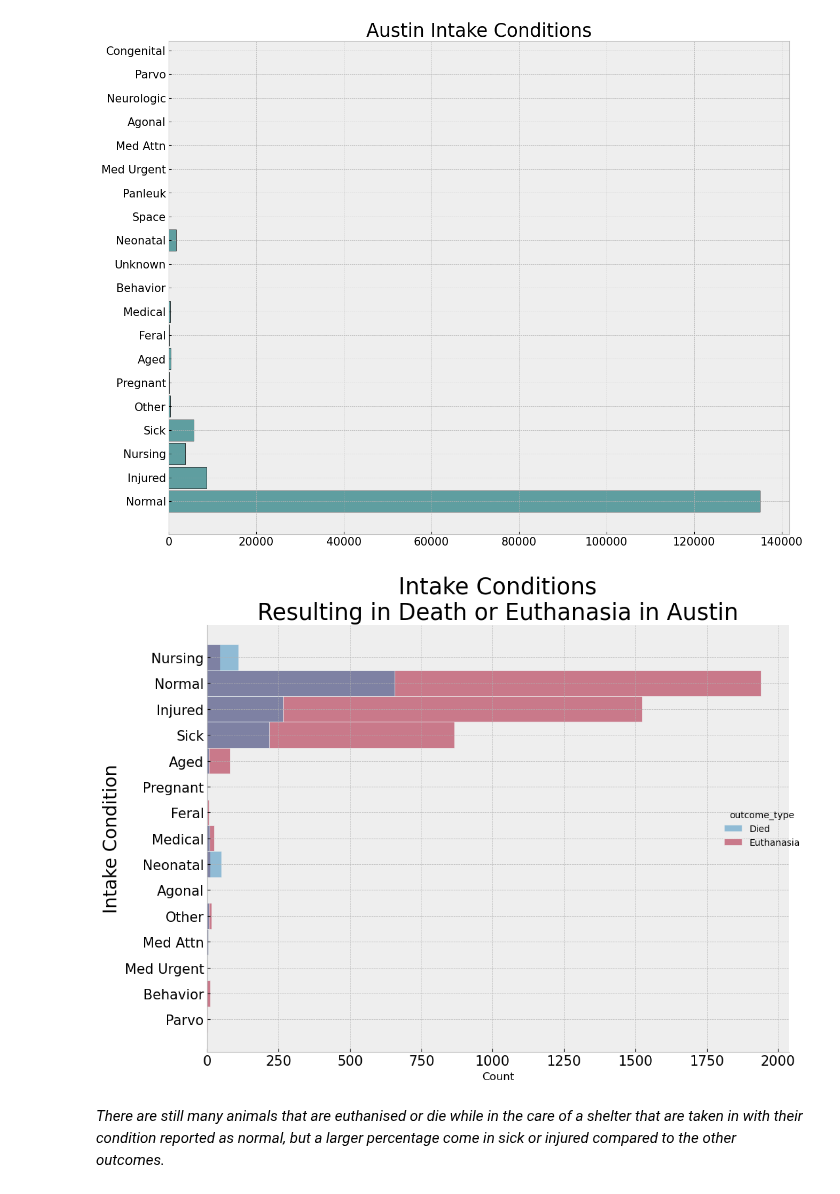
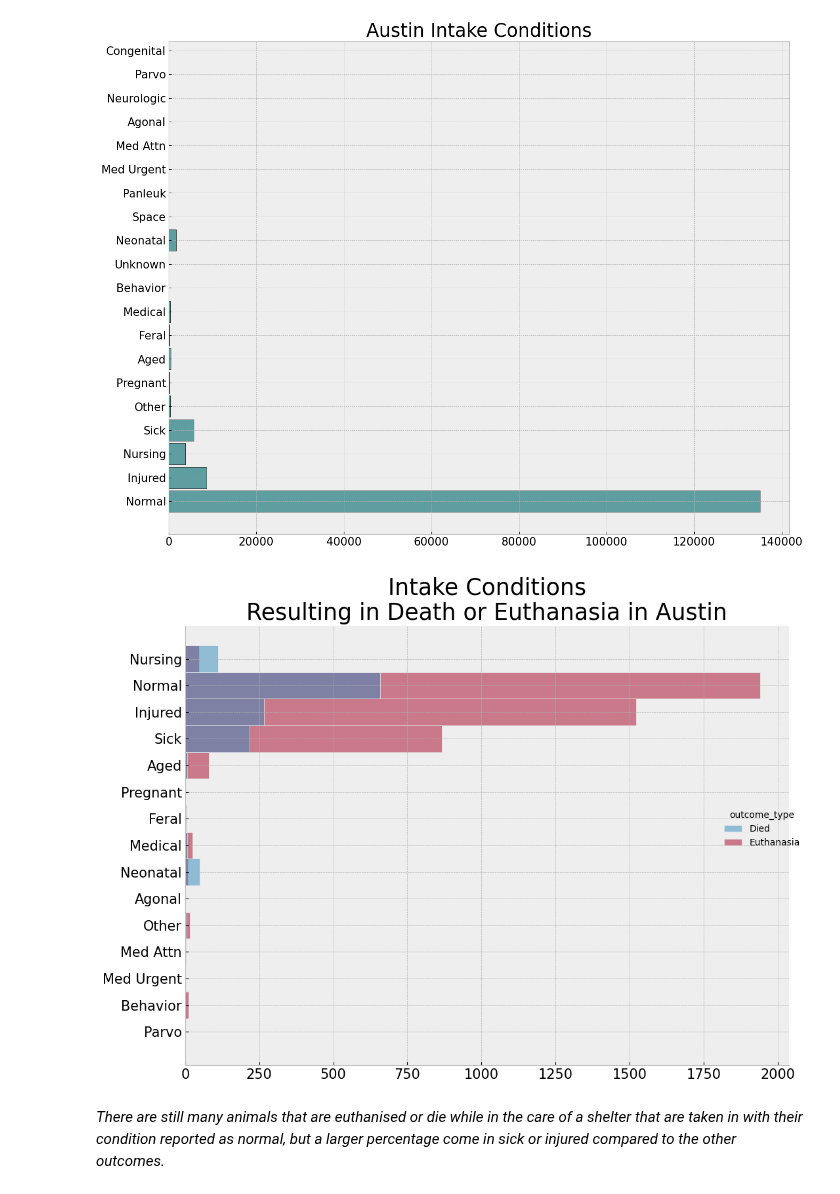
Before and after one commit to kncramer/animal-shelter-outcomes, a Jupyter notebook: code/02-EDA.ipynb, the cells around one changed output. Saved outputs shown, nothing was run; the diff lists cells and outputs as text; code cells hidden in the pictures.

```diff
--- a/code/02-EDA.ipynb
+++ b/code/02-EDA.ipynb
@@ -205,18 +207,19 @@ plt.xticks(fontsize=15);
 # %%
 # plotting intake conditions with euthanasia and died outcomes
 died_in_shelter_austin = pd.concat([animals_austin[animals_austin['outcome_type'] == 'Died'],
                              animals_austin[animals_austin['outcome_type'] == 'Euthanasia']])
 sns.displot(died_in_shelter_austin, y = 'intake_condition', hue='outcome_type', height=8, aspect=1.2)
 plt.title('Intake Conditions\nResulting in Death or Euthanasia in Austin', size = 25)
-plt.ylabel('Intake Condition', size = 20)
+plt.ylabel('')
+plt.xlabel('')
 plt.yticks(fontsize=15)
 plt.xticks(fontsize=15);
 
 # saving image for slides
 plt.tight_layout()
-plt.savefig('../images/conditions_euthanized.png')
+plt.savefig('../images/conditions_euthanized_austin.png')
 # %% [output]
-[figure, old version]
+[figure, new version]
 # %% [markdown]
 *There are still many animals that are euthanised or die while in the care of a shelter that are taken in with their condition reported as normal, but a larger percentage come in sick or injured compared to the other outcomes.*
 # %%
```
Also changed, not shown: parts of 48 cells of this notebook.
